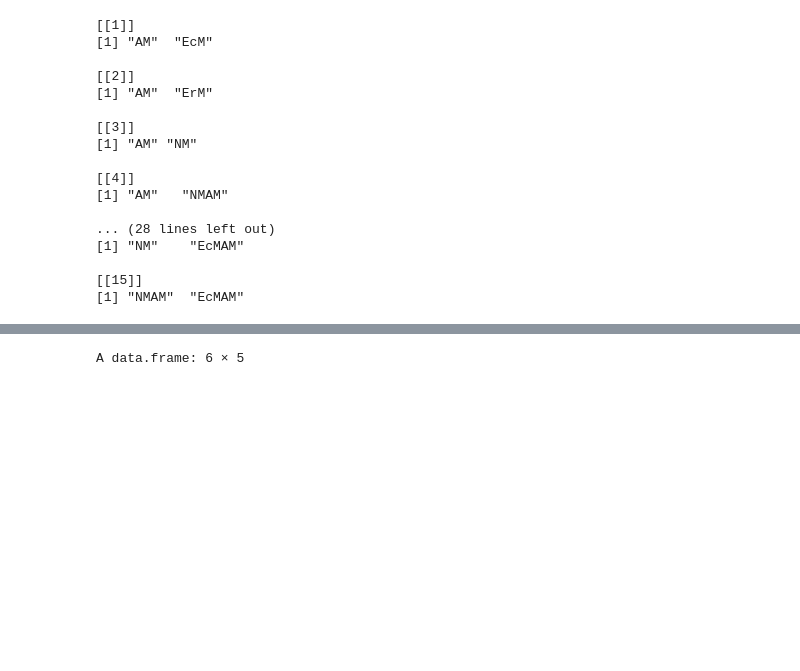
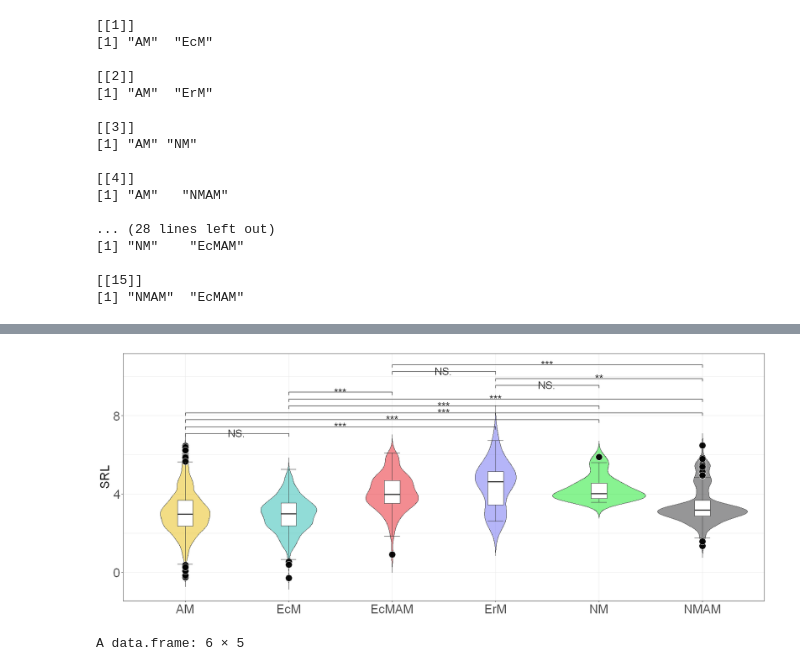
Before and after one commit to anoban/phd, a Jupyter notebook: R/notebooks/states.ipynb, the cells around one changed output, grey strips where cells are left out. Cells and saved outputs as stored; diff of their text form; code cells hidden in the pictures; blank space fills up the shorter version.

```diff
--- a/R/notebooks/states.ipynb
+++ b/R/notebooks/states.ipynb
@@ -91,9 +94,9 @@ ttest$p.value
 # figure out for each trait which state pairs show significantly difference means
 
 
-
-for (pair in comps){
-    #
-    ttest <- t.test(x = subset(data, state == pair[1])[, "F00679"], y = subset(data, state == pair[2])[, "F00679"])
-    if(ttest$p.value < 0.05) print(pair)#, " ", ttest$p.value))
+for (trait in c("F00679", "F00727", "F00709")){ # for all the chosen root traits
+    for (pair in comps){ # for all possible pairs of mycorrhizal states
+        res <- wilcox.test(x = subset(data, state == pair[1])[, trait], y = subset(data, state == pair[2])[, trait])
+        wilcox_p_vals[paste0(pair[1], '_', pair[2]), trait] <- res$p.value
+        }
 }
@@ -133,3 +183,42 @@ plot(p)
+# %%
+# the above plot is very cluttered - would be better if we only showed the significant ones
+# https://github.com/const-ae/ggsignif/issues/10
+# but this requires creating separate plots for each trait and cobbling them together
+
+p_rd <- ggplot(aes(x = state, y = value, group = state, bg = I(cols)), data = subset(df, trait == "RD")) +
+        geom_violin(alpha = 0.5, trim = FALSE) +
+        geom_boxplot(fill = "white", width = 0.15, outlier.shape = 21, outlier.fill = "black", outlier.colour = "white", outlier.alpha = 0.95, outlier.size = 5, staplewidth = 1) +
+        geom_signif(comparisons = subset(wilcox_p_vals["F00679"], F00679 < 0.05) |> rownames() |> strsplit(split = '_'), # pick only the pairs of states that show significant difference for the given trait
+                    map_signif_level = TRUE, textsize = 6, step_increase = 0.05, tip_length = 0.02, vjust = 0.75) +
+        ylab("RD") +
+        theme_bw() +
+        theme(axis.title.x = element_blank(), axis.title.y = element_text(size=20), axis.text = element_text(size = 20))
+
+# plot(p_rd)
+
+p_srl <-  ggplot(aes(x = state, y = value, group = state, bg = I(cols)), data = subset(df, trait == "SRL")) +
+          geom_violin(alpha = 0.5, trim = FALSE) +
+          geom_boxplot(fill = "white", width = 0.15, outlier.shape = 21, outlier.fill = "black", outlier.colour = "white", outlier.alpha = 0.95, outlier.size = 5, staplewidth = 1) +
+          geom_signif(comparisons = subset(wilcox_p_vals["F00727"], F00727 < 0.05) |> rownames() |> strsplit(split = '_'),
+                      map_signif_level = TRUE, textsize = 6, step_increase = 0.05, tip_length = 0.02, vjust = 0.75) +
+          ylab("SRL") +
+          theme_bw() +
+          theme(axis.title.x = element_blank(), axis.title.y = element_text(size=20), axis.text = element_text(size = 20))
+
+# plot(p_srl)
+
+p_rtd <-  ggplot(aes(x = state, y = value, group = state, bg = I(cols)), data = subset(df, trait == "RTD")) +
+          geom_violin(alpha = 0.5, trim = FALSE) +
+          geom_boxplot(fill = "white", width = 0.15, outlier.shape = 21, outlier.fill = "black", outlier.colour = "white", outlier.alpha = 0.95, outlier.size = 5, staplewidth = 1) +
+          geom_signif(comparisons = subset(wilcox_p_vals["F00709"], F00709 < 0.05) |> rownames() |> strsplit(split = '_'),
+                      map_signif_level = TRUE, textsize = 6, step_increase = 0.05, tip_length = 0.02, vjust = 0.75) +
+          ylab("SRL") +
+          theme_bw() +
+          theme(axis.title.x = element_blank(), axis.title.y = element_text(size=20), axis.text = element_text(size = 20))
+
+plot(p_rtd)
+# %% [output]
+[figure, added]
 # %%
 avgs <- aggregate.data.frame(data, cbind(F00679, F00727, F00709)~binominal, FUN = mean)
 avgs <- merge(x = avgs, by.x = "binominal", y = states, by.y = "binominal", all.x = TRUE)
```
Also changed, not shown: parts of 7 cells of this notebook.
